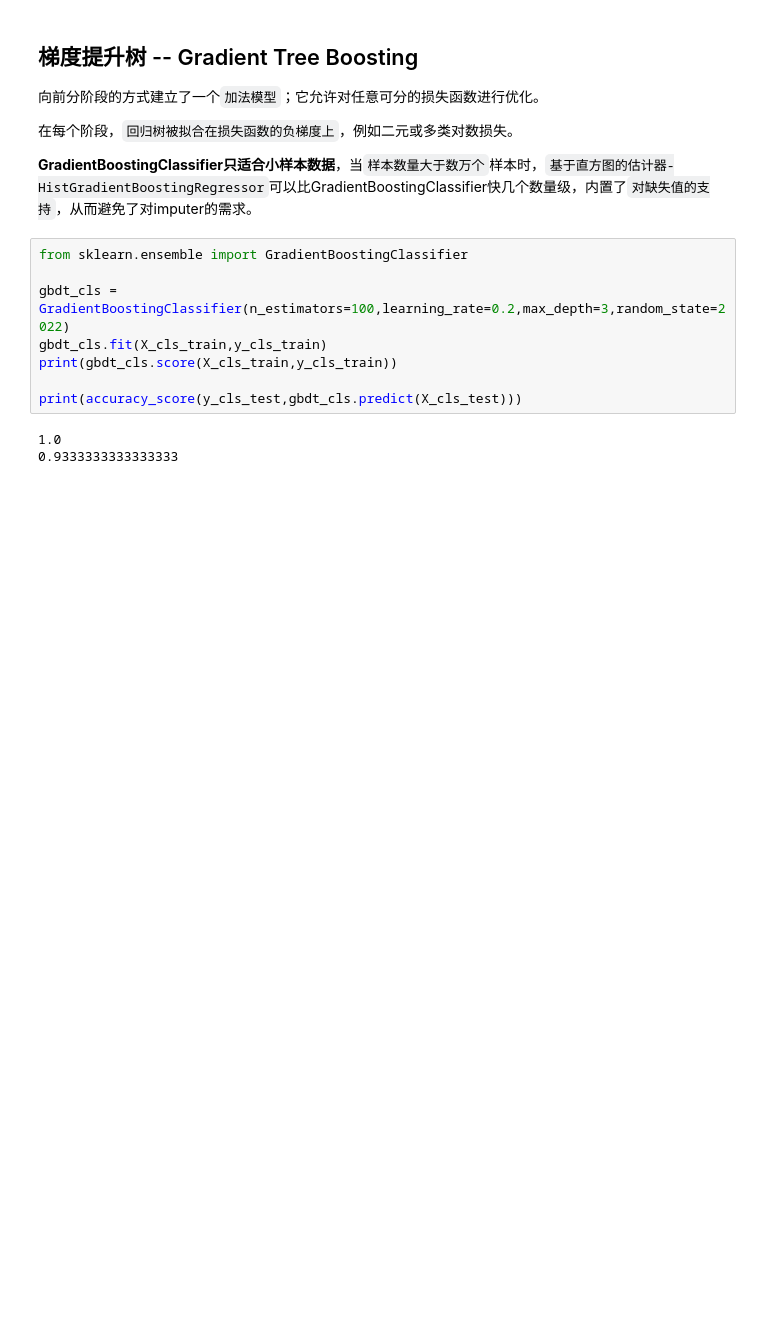
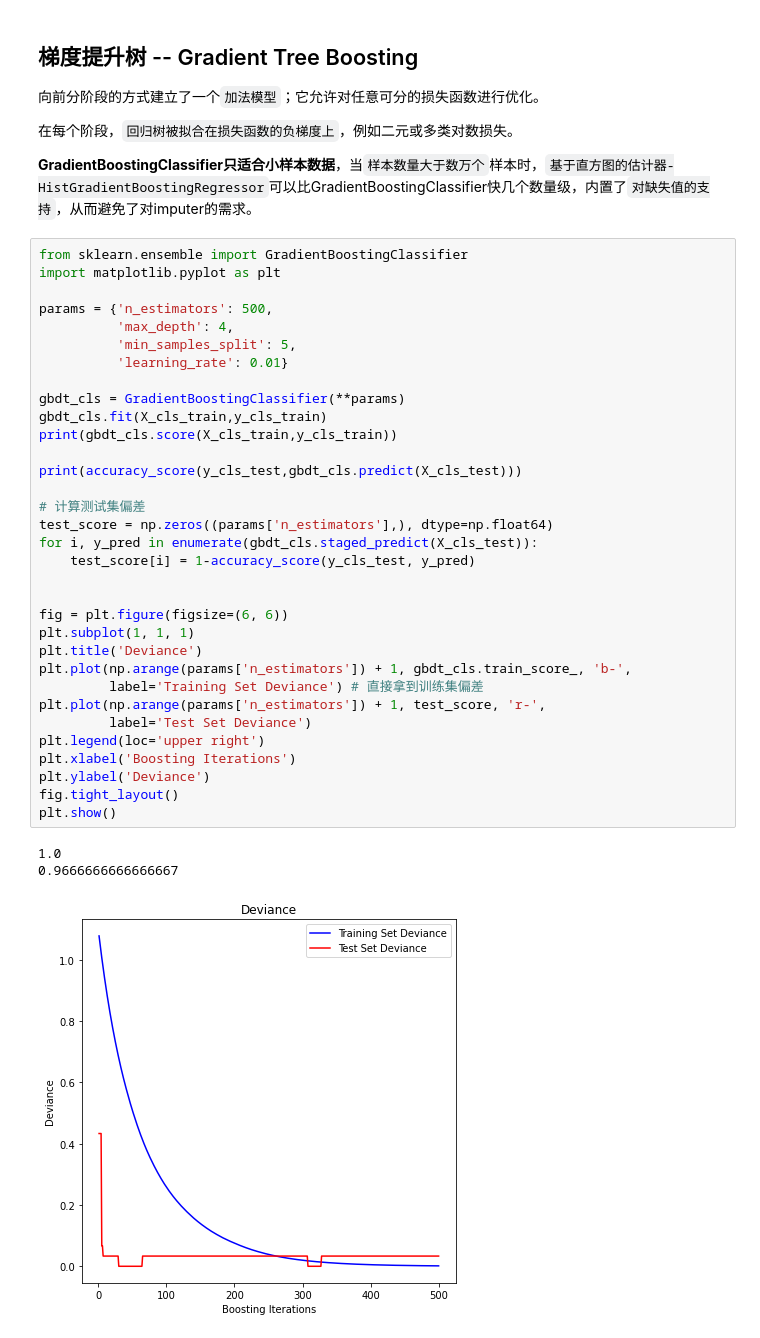
Before and after one commit to xihuishawpy/little_demo, a Jupyter notebook: ML/面向sklearn-doc学习/集成算法.ipynb, the cells around one changed output. Cells and saved outputs as stored; diff of their text form; blank space fills up the shorter version.

```diff
--- a/ML/面向sklearn-doc学习/集成算法.ipynb
+++ b/ML/面向sklearn-doc学习/集成算法.ipynb
@@ -247,14 +247,40 @@ print(accuracy_score(y_cls_test,ab_cls.predict(X_cls_test)))
 在每个阶段，`回归树被拟合在损失函数的负梯度上`，例如二元或多类对数损失。
 
 **GradientBoostingClassifier只适合小样本数据**，当`样本数量大于数万个`样本时，`基于直方图的估计器-HistGradientBoostingRegressor`可以比GradientBoostingClassifier快几个数量级，内置了`对缺失值的支持`，从而避免了对imputer的需求。
-# %%
-from sklearn.ensemble import GradientBoostingClassifier
-
-gbdt_cls = GradientBoostingClassifier(n_estimators=100,learning_rate=0.2,max_depth=3,random_state=2022)
-gbdt_cls.fit(X_cls_train,y_cls_train)
-print(gbdt_cls.score(X_cls_train,y_cls_train))
-
-print(accuracy_score(y_cls_test,gbdt_cls.predict(X_cls_test)))
-# %% [output]
-1.0
-0.9333333333333333
+# %%
+from sklearn.ensemble import GradientBoostingClassifier
+import matplotlib.pyplot as plt
+
+params = {'n_estimators': 500,
+          'max_depth': 4,
+          'min_samples_split': 5,
+          'learning_rate': 0.01}
+
+gbdt_cls = GradientBoostingClassifier(**params)
+gbdt_cls.fit(X_cls_train,y_cls_train)
+print(gbdt_cls.score(X_cls_train,y_cls_train))
+
+print(accuracy_score(y_cls_test,gbdt_cls.predict(X_cls_test)))
+
+# 计算测试集偏差
+test_score = np.zeros((params['n_estimators'],), dtype=np.float64)
+for i, y_pred in enumerate(gbdt_cls.staged_predict(X_cls_test)):
+    test_score[i] = 1-accuracy_score(y_cls_test, y_pred)
+
+
+fig = plt.figure(figsize=(6, 6))
+plt.subplot(1, 1, 1)
+plt.title('Deviance')
+plt.plot(np.arange(params['n_estimators']) + 1, gbdt_cls.train_score_, 'b-',
+         label='Training Set Deviance') # 直接拿到训练集偏差
+plt.plot(np.arange(params['n_estimators']) + 1, test_score, 'r-',
+         label='Test Set Deviance')
+plt.legend(loc='upper right')
+plt.xlabel('Boosting Iterations')
+plt.ylabel('Deviance')
+fig.tight_layout()
+plt.show()
+# %% [output]
+1.0
+0.9666666666666667
+[figure, added]
```
Also changed, not shown: parts of 2 cells of this notebook.
